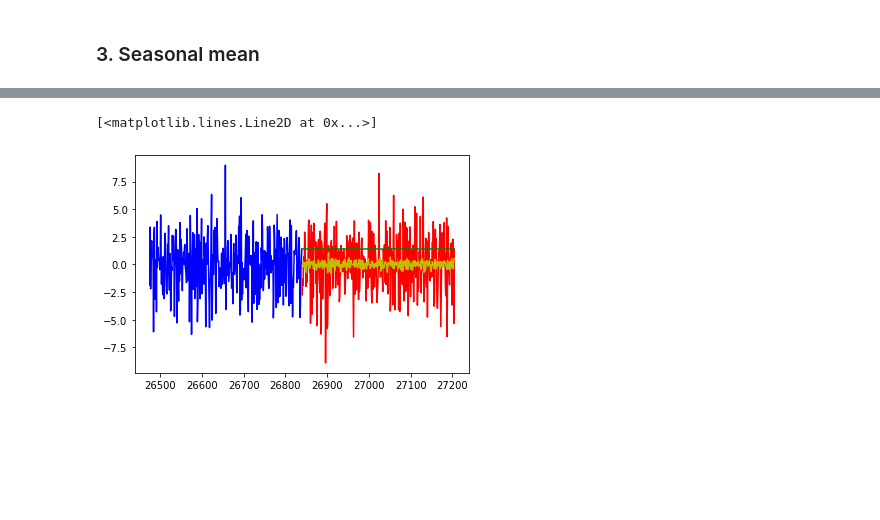
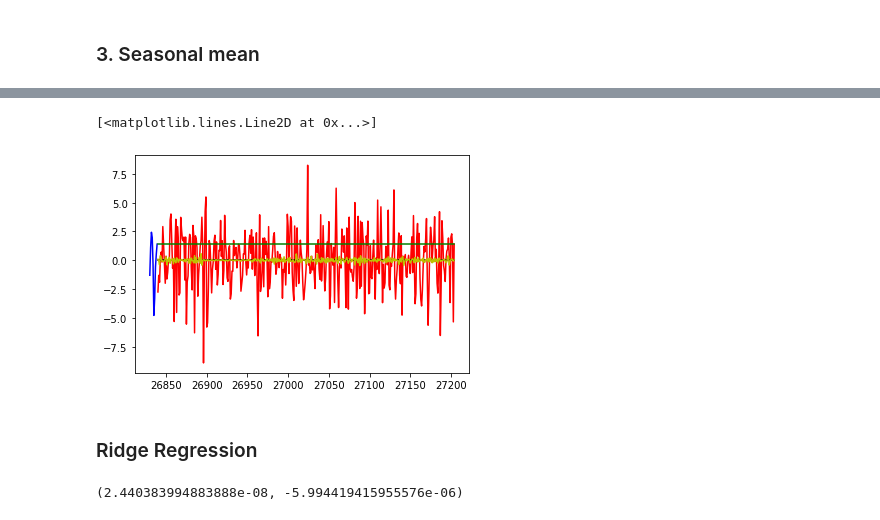
Before and after one commit to senzelden/projects, a Jupyter notebook: week_05/weather_berlin_tempelhof.ipynb, the cells around one changed output, grey strips where cells are left out. Cells and saved outputs as stored; diff of their text form; code cells hidden in the pictures; blank space fills up the shorter version.

```diff
--- a/week_05/weather_berlin_tempelhof.ipynb
+++ b/week_05/weather_berlin_tempelhof.ipynb
@@ -188,0 +178,2 @@ df.reset_index().index.tolist()
+# %%
+df.reset_index(inplace=True)
@@ -246,6 +224,7 @@ ypred_mean
 # %%
 ypred_sm = []
 for i, j in enumerate(xtest):
+    leap = i % 4
     day = i % 365
     daily_mean = sum(ytrain[day::365]) / len(ytrain[day::365])
     ypred_sm.append(daily_mean)
@@ -272,12 +231,14 @@ ypred_sm
 # %%
 from matplotlib import pyplot as plt
 %matplotlib inline
 
-plt.plot(xtrain[-365:], ytrain[-365:], 'b-')
+plt.plot(xtrain[-10:], ytrain[-10:], 'b-')
 plt.plot(xtest, ytest, 'r-')
 plt.plot(xtest, ypred_last, 'g-')
 plt.plot(xtest, ypred_mean, 'k-')
 plt.plot(xtest, ypred_sm, 'y-')
 # %% [output]
 [<matplotlib.lines.Line2D at 0x...>]
-[figure, old version]
+[figure, new version]
+# %% [markdown]
+### Ridge Regression
@@ -283,0 +257,8 @@ plt.plot(xtest, ypred_sm, 'y-')
+# %%
+from sklearn.linear_model import Ridge
+
+model = Ridge()
+model.fit(xtrain, ytrain)
+model.score(xtrain, ytrain), model.score(xtest, ytest)
+# %% [output]
+(2.440383994883888e-08, -5.994419415955576e-06)
```
Also changed, not shown: parts of 20 cells of this notebook.
